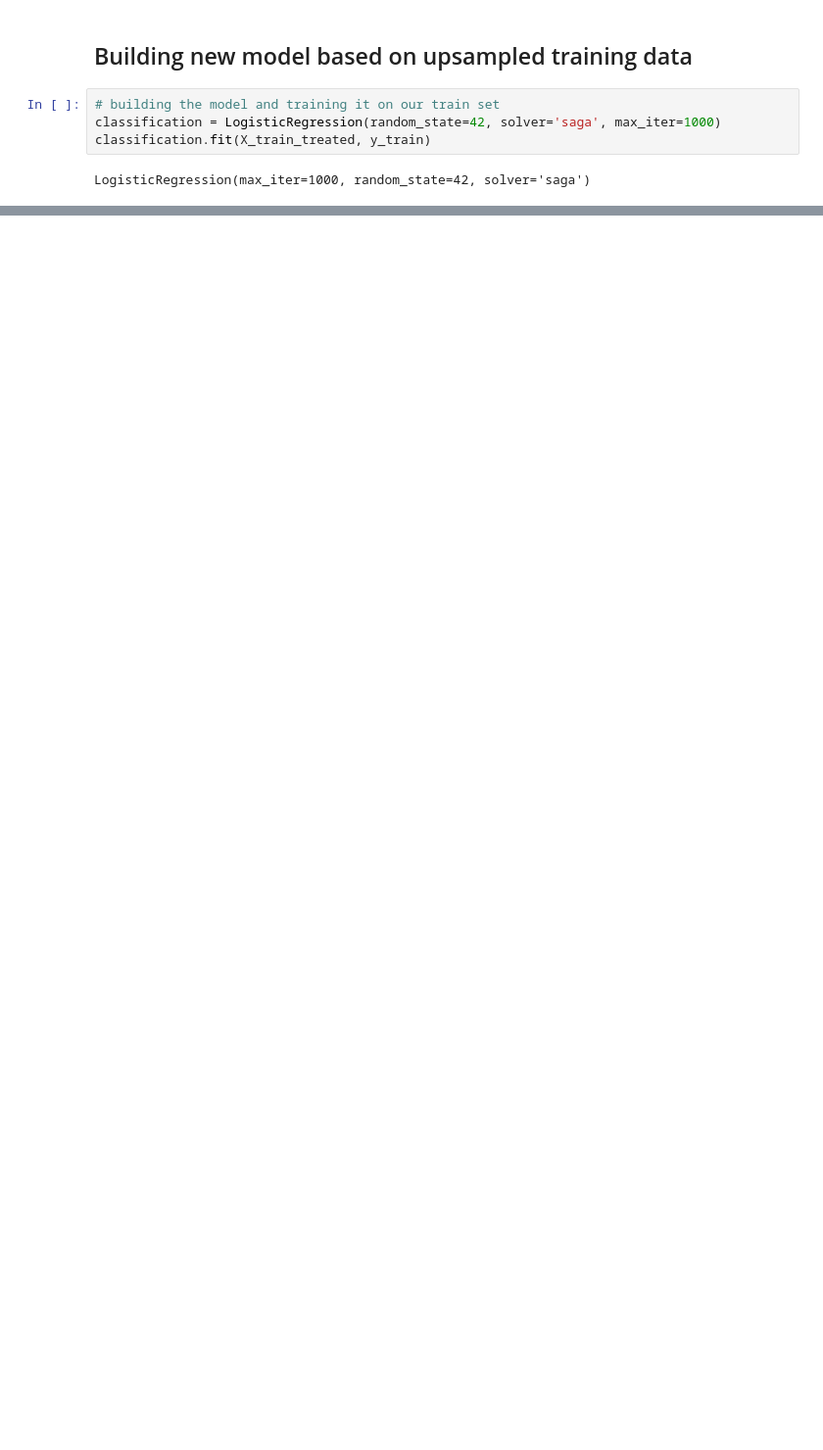
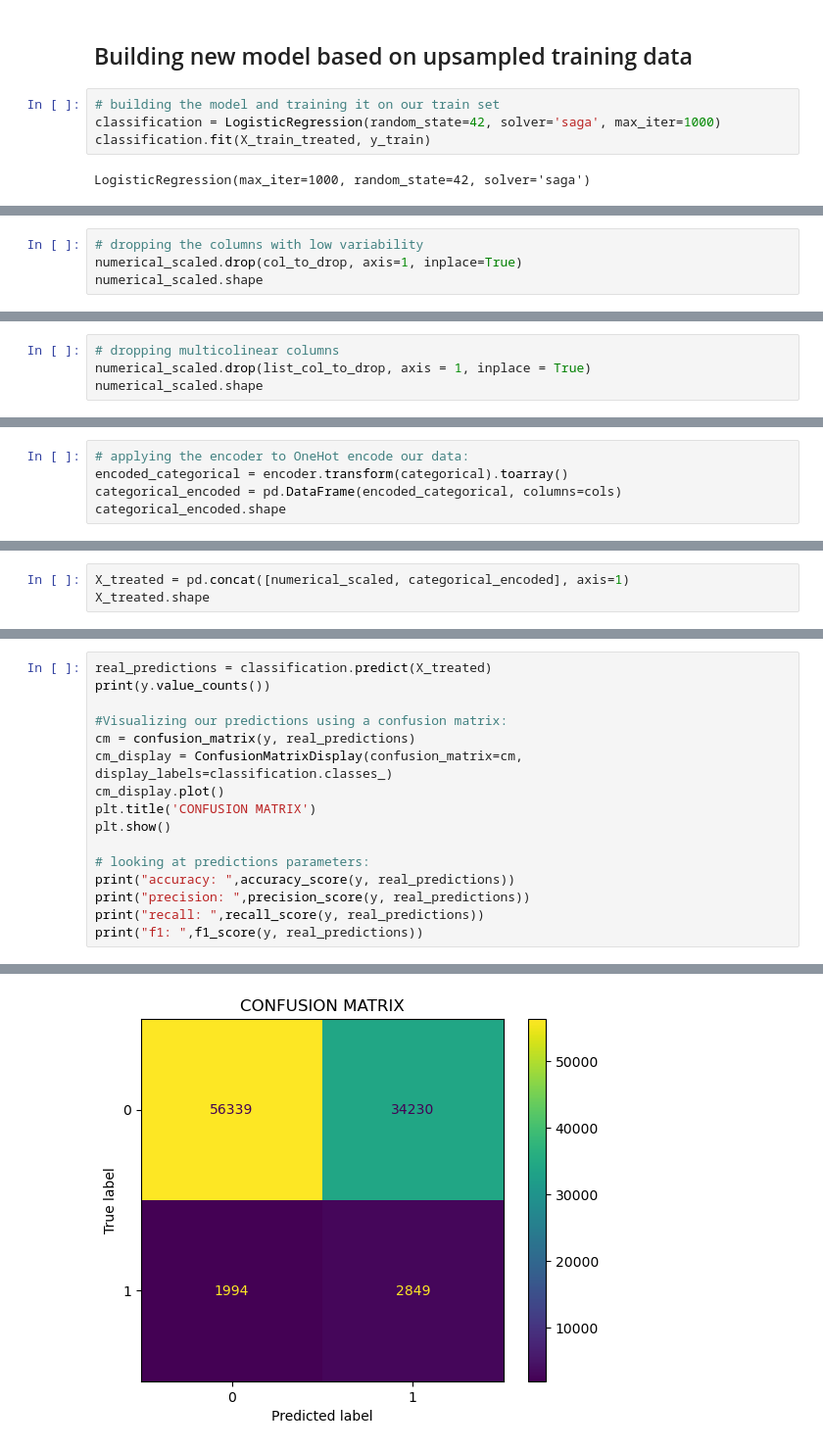
Before and after one commit to NolwennLeBas/lab-handling-data-imbalance-classification, a Jupyter notebook: classification_model.ipynb, the cells around one changed output, grey strips where cells are left out. Shown at 98% size. Drawn from its saved outputs; the diff is of its cells as text; blank space fills up the shorter version.

```diff
--- a/classification_model.ipynb
+++ b/classification_model.ipynb
@@ -485,0 +539,4 @@ f1:  0.1237846810528812
+# %%
+# dropping the columns with low variability
+numerical_scaled.drop(col_to_drop, axis=1, inplace=True)
+numerical_scaled.shape
@@ -485,0 +545,4 @@ f1:  0.1237846810528812
+# %%
+# dropping multicolinear columns
+numerical_scaled.drop(list_col_to_drop, axis = 1, inplace = True)
+numerical_scaled.shape
@@ -485,0 +553,5 @@ f1:  0.1237846810528812
+# %%
+# applying the encoder to OneHot encode our data:
+encoded_categorical = encoder.transform(categorical).toarray()
+categorical_encoded = pd.DataFrame(encoded_categorical, columns=cols)
+categorical_encoded.shape
@@ -485,0 +562,3 @@ f1:  0.1237846810528812
+# %%
+X_treated = pd.concat([numerical_scaled, categorical_encoded], axis=1)
+X_treated.shape
@@ -485,0 +569,17 @@ f1:  0.1237846810528812
+# %%
+real_predictions = classification.predict(X_treated)
+print(y.value_counts())
+
+#Visualizing our predictions using a confusion matrix:
+cm = confusion_matrix(y, real_predictions)
+cm_display = ConfusionMatrixDisplay(confusion_matrix=cm, display_labels=classification.classes_)
+cm_display.plot()
+plt.title('CONFUSION MATRIX')
+plt.show()
+
+# looking at predictions parameters:
+print("accuracy: ",accuracy_score(y, real_predictions))
+print("precision: ",precision_score(y, real_predictions))
+print("recall: ",recall_score(y, real_predictions))
+print("f1: ",f1_score(y, real_predictions))
+# %% [output]
@@ -485,0 +590 @@ f1:  0.1237846810528812
+[figure, added]
```
Also changed, not shown: parts of 22 cells of this notebook, 1 other file.
